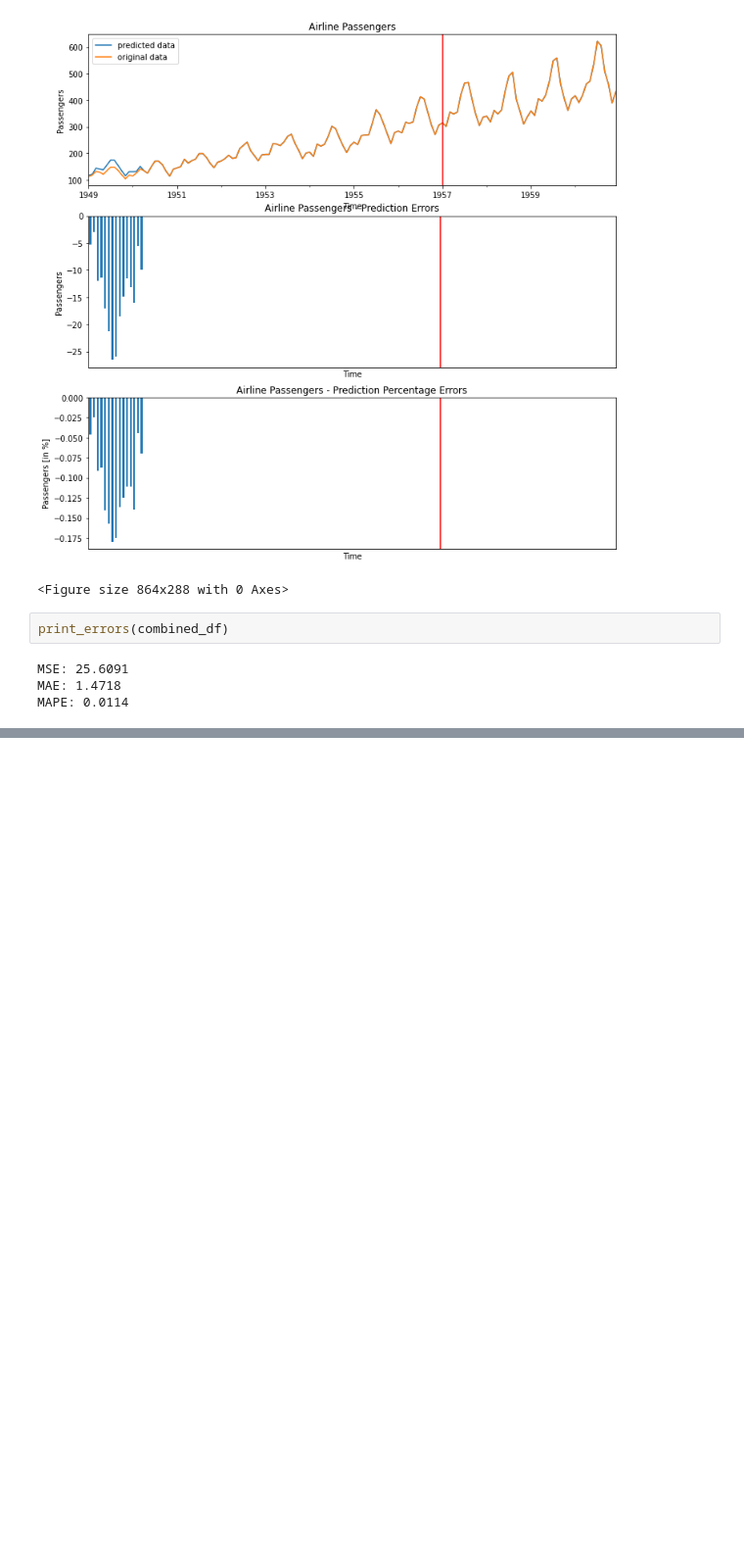
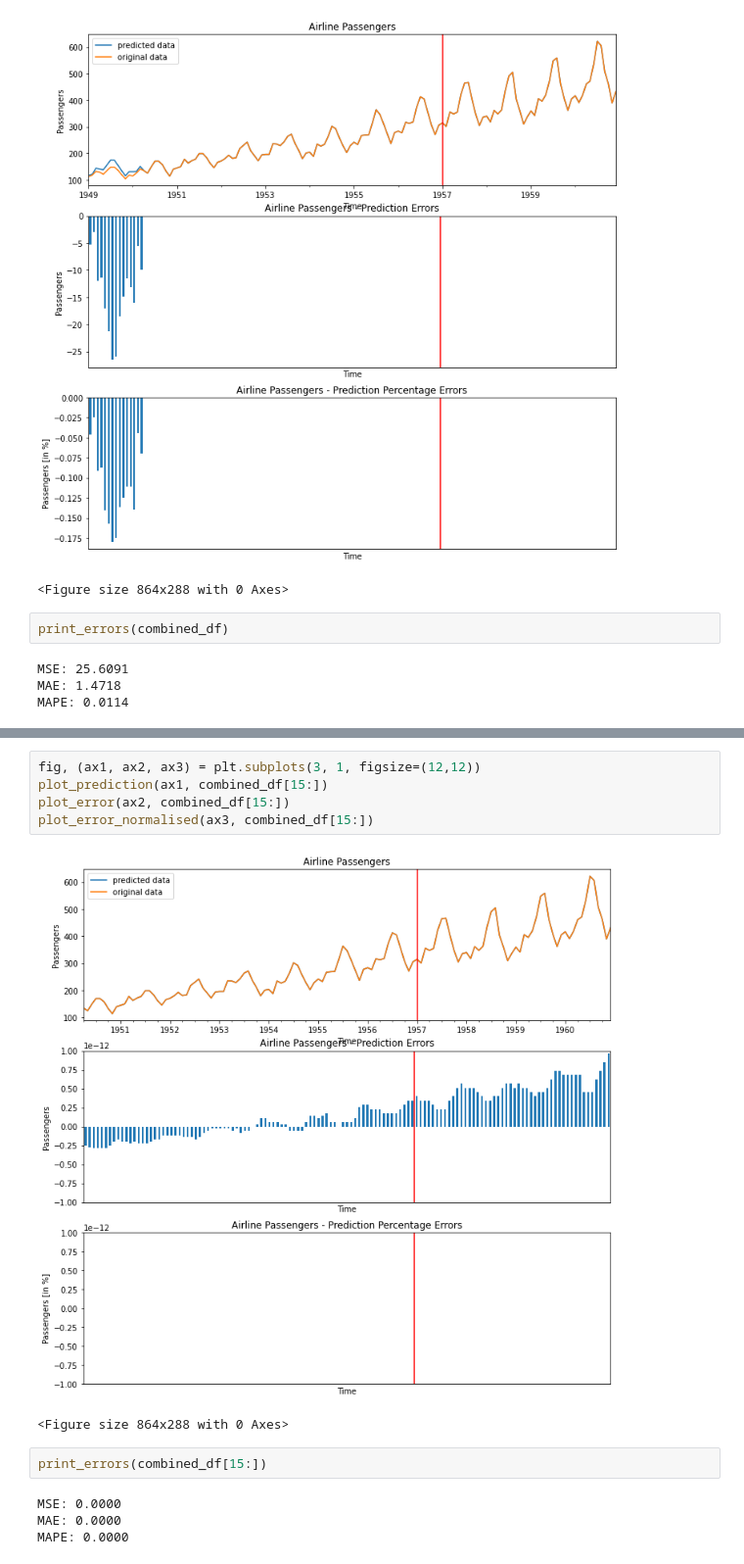
Before and after one commit to AdrianUrbanski/ADM, a Jupyter notebook: lista1.ipynb, the cells around one changed output, grey strips where cells are left out. Shown at 98% size. Drawn from its saved outputs; the diff is of its cells as text; blank space fills up the shorter version.

```diff
--- a/lista1.ipynb
+++ b/lista1.ipynb
@@ -314,0 +367,14 @@ MAPE: 0.0114
+# %%
+fig, (ax1, ax2, ax3) = plt.subplots(3, 1, figsize=(12,12))
+plot_prediction(ax1, combined_df[15:])
+plot_error(ax2, combined_df[15:])
+plot_error_normalised(ax3, combined_df[15:])
+# %% [output]
+[figure, added]
+<Figure size 864x288 with 0 Axes>
+# %%
+print_errors(combined_df[15:])
+# %% [output]
+MSE: 0.0000
+MAE: 0.0000
+MAPE: 0.0000
```
Also changed, not shown: parts of 12 cells of this notebook.
